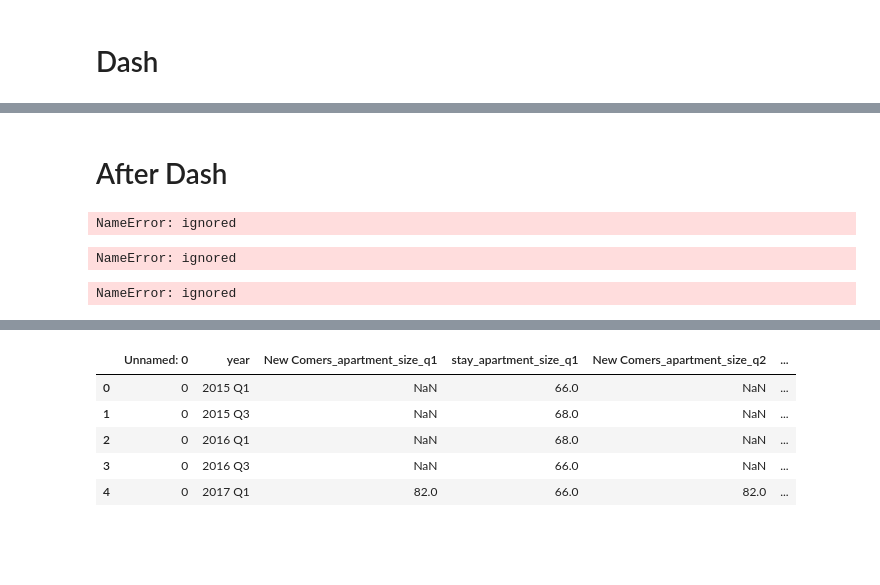
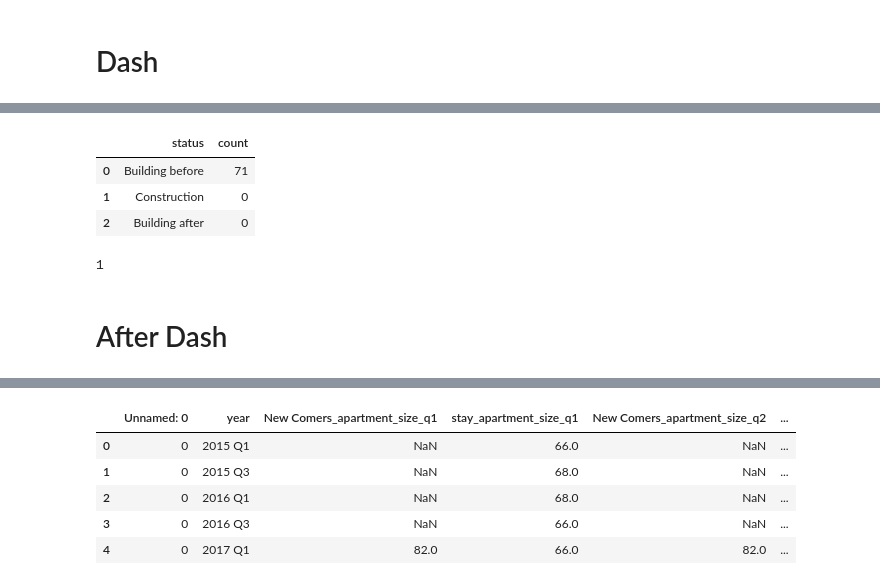
Before and after one commit to Shai2u/BatYamNY, a Jupyter notebook: population_simulation.ipynb, the cells around one changed output, grey strips where cells are left out. Saved outputs shown, nothing was run; the diff lists cells and outputs as text; code cells hidden in the pictures; blank space fills up the shorter version.

```diff
--- a/population_simulation.ipynb
+++ b/population_simulation.ipynb
@@ -154,0 +293,16 @@ def exportFigure_sq(list_,date_,MatrixPlot):
+# %%
+d = pd.to_datetime('2015-01-01')
+d2 = d - datetime.timedelta(days=180)
+bldgs1 = simulatedBldgsGdf[(simulatedBldgsGdf['start_date']< d ) & (simulatedBldgsGdf['end_date']> d )].copy().reset_index(drop=True)
+
+bldgs_constr = bldgs1[bldgs1['status']=='Construction'].reset_index()
+
+construction_typo_v = bldgs_constr['project_ty'].value_counts().to_frame().reset_index()
+construction_typo_v.rename(columns={'index':'project_ty','project_ty':'count'},inplace=True)
+bldgs2 = simulatedBldgsGdf[(simulatedBldgsGdf['start_date']< d2 ) & (simulatedBldgsGdf['end_date']> d2 )].copy().reset_index(drop=True)
+
+bldgs_constr = bldgs2[bldgs2['status']=='Construction'].reset_index()
+
+construction_typo_d = bldgs_constr['project_ty'].value_counts().to_frame().reset_index()
+construction_typo_d.rename(columns={'index':'project_ty','project_ty':'count'},inplace=True)
+construction_typo_graph = construction_typo_graph_generator(construction_typo_v,construction_typo_d)
@@ -430,15 +538,24 @@ dotMAtrixFig
+# %%
+    bldg_status = bldgs1['status'].value_counts().to_frame().reset_index()
+    bldg_status.rename(columns={'index':'status','status':'count'},inplace=True)
+# %%
+if len(bldg_status)<3:
+  if len(bldg_status[bldg_status['status'].isin(['Building before'])])==0:
+    bldg_status = pd.concat([bldg_status,pd.DataFrame({'status':['Building before'],'count':[0]})]).reset_index(drop=True)
+  if len(bldg_status[bldg_status['status'].isin(['Construction'])])==0:
+    bldg_status = pd.concat([bldg_status,pd.DataFrame({'status':['Construction'],'count':[0]})]).reset_index(drop=True)
+  if len(bldg_status[bldg_status['status'].isin(['Building after'])])==0:
+    bldg_status = pd.concat([bldg_status,pd.DataFrame({'status':['Building after'],'count':[0]})]).reset_index(drop=True)
+# %%
+bldg_status
+# %% [output]
+|  | status | count |
+| 0 | Building before | 71 |
+| 1 | Construction | 0 |
+| 2 | Building after | 0 |
+# %%
+len(bldg_status[bldg_status['status'].isin(['Building before'])])
+# %% [output]
+1
 # %% [markdown]
 # After Dash
-# %%
-bldgs  = simulatedBldgsGdf[(simulatedBldgsGdf['start_date']< d ) & (simulatedBldgsGdf['end_date']> d )].copy().reset_index(drop=True)
-bldgs1 = bldgs.copy()
-# %% [output]
-NameError: ignored
-# %%
-bldgs1[['project_nu','status']]
-# %% [output]
-NameError: ignored
-# %%
-agents_track_status_current = pd.merge(agents_track_status,bldgs1[['project_nu','status']],left_on=['ProjNumber','bld_status'], right_on=['project_nu','status'])
-# %% [output]
-NameError: ignored
```
Also changed, not shown: parts of 55 cells of this notebook.
